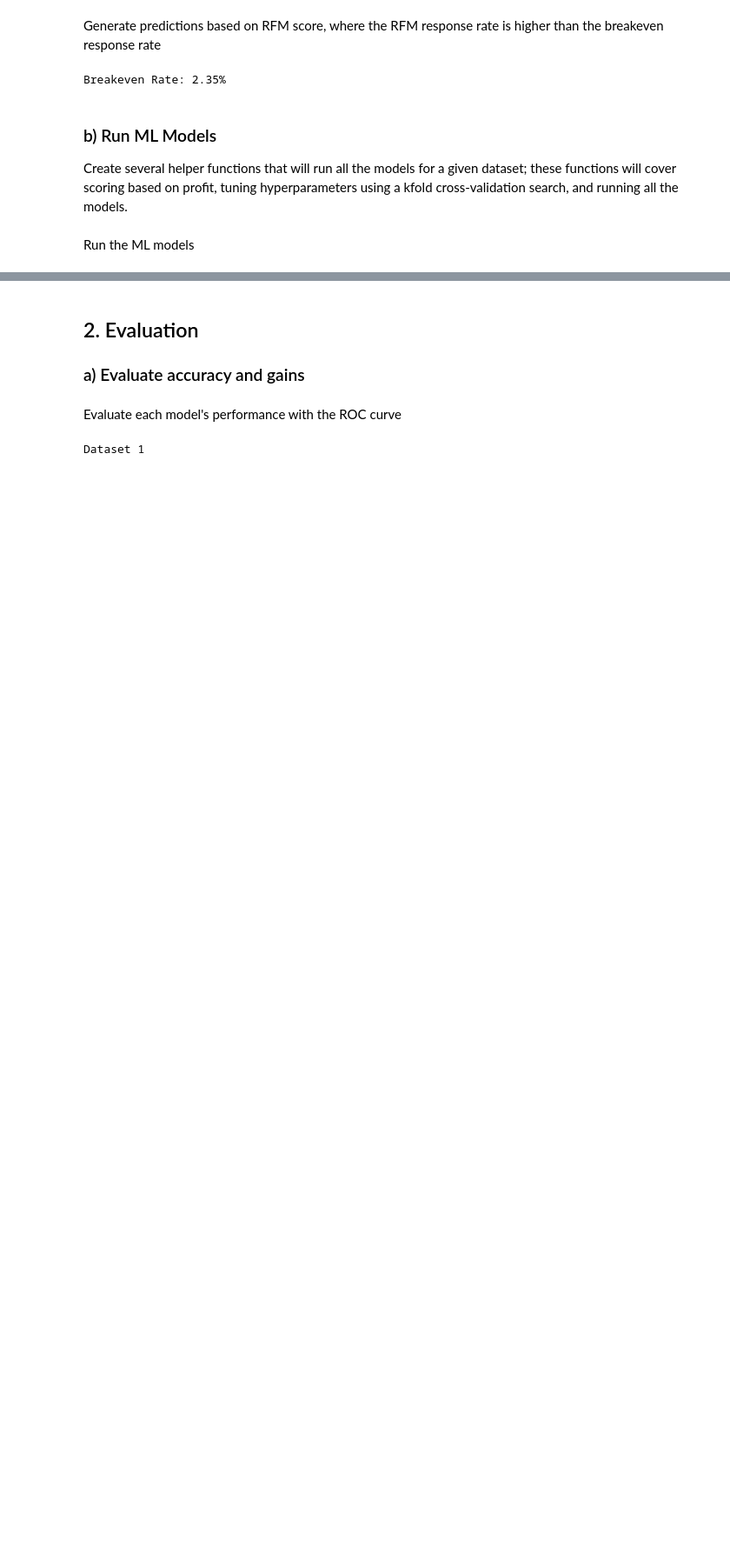
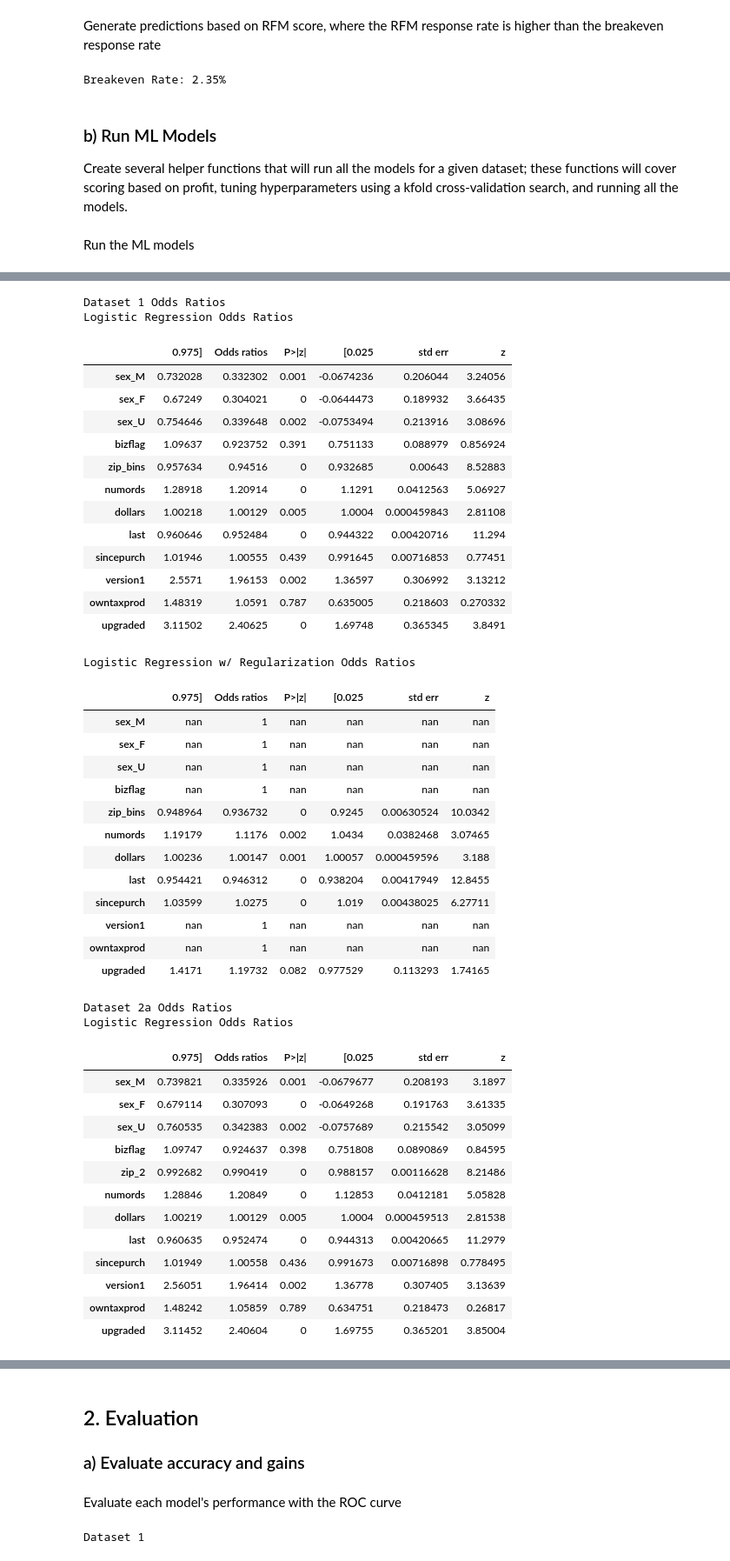
Before and after one commit to adeng/mba263-projects, a Jupyter notebook: Intuit Group Assignment.ipynb, the cells around one changed output, grey strips where cells are left out. Shown at 87% size. Drawn from its saved outputs; the diff is of its cells as text; code cells hidden in the pictures; blank space fills up the shorter version.

```diff
--- a/Intuit Group Assignment.ipynb
+++ b/Intuit Group Assignment.ipynb
@@ -389,0 +488,55 @@ Random Forest Trees: 300, Leaf Nodes: 7
+# %%
+print("Dataset 1 Odds Ratios")
+print_odds(models1)
+print("Dataset 2a Odds Ratios")
+print_odds(models2a)
+print("Dataset 2b Odds Ratios")
+print_odds(models2b)
+print("Dataset 3b Odds Ratios")
+print_odds(models3b)
+print("Dataset 4 Odds Ratios")
+# %% [output]
+Dataset 1 Odds Ratios
+Logistic Regression Odds Ratios
+|  | 0.975] | Odds ratios | P>|z| | [0.025 | std err | z |
+| sex_M | 0.732028 | 0.332302 | 0.001 | -0.0674236 | 0.206044 | 3.24056 |
+| sex_F | 0.67249 | 0.304021 | 0 | -0.0644473 | 0.189932 | 3.66435 |
+| sex_U | 0.754646 | 0.339648 | 0.002 | -0.0753494 | 0.213916 | 3.08696 |
+| bizflag | 1.09637 | 0.923752 | 0.391 | 0.751133 | 0.088979 | 0.856924 |
+| zip_bins | 0.957634 | 0.94516 | 0 | 0.932685 | 0.00643 | 8.52883 |
+| numords | 1.28918 | 1.20914 | 0 | 1.1291 | 0.0412563 | 5.06927 |
+| dollars | 1.00218 | 1.00129 | 0.005 | 1.0004 | 0.000459843 | 2.81108 |
+| last | 0.960646 | 0.952484 | 0 | 0.944322 | 0.00420716 | 11.294 |
+| sincepurch | 1.01946 | 1.00555 | 0.439 | 0.991645 | 0.00716853 | 0.77451 |
+| version1 | 2.5571 | 1.96153 | 0.002 | 1.36597 | 0.306992 | 3.13212 |
+| owntaxprod | 1.48319 | 1.0591 | 0.787 | 0.635005 | 0.218603 | 0.270332 |
+| upgraded | 3.11502 | 2.40625 | 0 | 1.69748 | 0.365345 | 3.8491 |
+Logistic Regression w/ Regularization Odds Ratios
+|  | 0.975] | Odds ratios | P>|z| | [0.025 | std err | z |
+| sex_M | nan | 1 | nan | nan | nan | nan |
+| sex_F | nan | 1 | nan | nan | nan | nan |
+| sex_U | nan | 1 | nan | nan | nan | nan |
+| bizflag | nan | 1 | nan | nan | nan | nan |
+| zip_bins | 0.948964 | 0.936732 | 0 | 0.9245 | 0.00630524 | 10.0342 |
+| numords | 1.19179 | 1.1176 | 0.002 | 1.0434 | 0.0382468 | 3.07465 |
+| dollars | 1.00236 | 1.00147 | 0.001 | 1.00057 | 0.000459596 | 3.188 |
+| last | 0.954421 | 0.946312 | 0 | 0.938204 | 0.00417949 | 12.8455 |
+| sincepurch | 1.03599 | 1.0275 | 0 | 1.019 | 0.00438025 | 6.27711 |
+| version1 | nan | 1 | nan | nan | nan | nan |
+| owntaxprod | nan | 1 | nan | nan | nan | nan |
+| upgraded | 1.4171 | 1.19732 | 0.082 | 0.977529 | 0.113293 | 1.74165 |
+Dataset 2a Odds Ratios
+Logistic Regression Odds Ratios
+|  | 0.975] | Odds ratios | P>|z| | [0.025 | std err | z |
+| sex_M | 0.739821 | 0.335926 | 0.001 | -0.0679677 | 0.208193 | 3.1897 |
+| sex_F | 0.679114 | 0.307093 | 0 | -0.0649268 | 0.191763 | 3.61335 |
+| sex_U | 0.760535 | 0.342383 | 0.002 | -0.0757689 | 0.215542 | 3.05099 |
+| bizflag | 1.09747 | 0.924637 | 0.398 | 0.751808 | 0.0890869 | 0.84595 |
+| zip_2 | 0.992682 | 0.990419 | 0 | 0.988157 | 0.00116628 | 8.21486 |
+| numords | 1.28846 | 1.20849 | 0 | 1.12853 | 0.0412181 | 5.05828 |
+| dollars | 1.00219 | 1.00129 | 0.005 | 1.0004 | 0.000459513 | 2.81538 |
+| last | 0.960635 | 0.952474 | 0 | 0.944313 | 0.00420665 | 11.2979 |
+| sincepurch | 1.01949 | 1.00558 | 0.436 | 0.991673 | 0.00716898 | 0.778495 |
+| version1 | 2.56051 | 1.96414 | 0.002 | 1.36778 | 0.307405 | 3.13639 |
+| owntaxprod | 1.48242 | 1.05859 | 0.789 | 0.634751 | 0.218473 | 0.26817 |
+| upgraded | 3.11452 | 2.40604 | 0 | 1.69755 | 0.365201 | 3.85004 |
```
Also changed, not shown: parts of 18 cells of this notebook.
